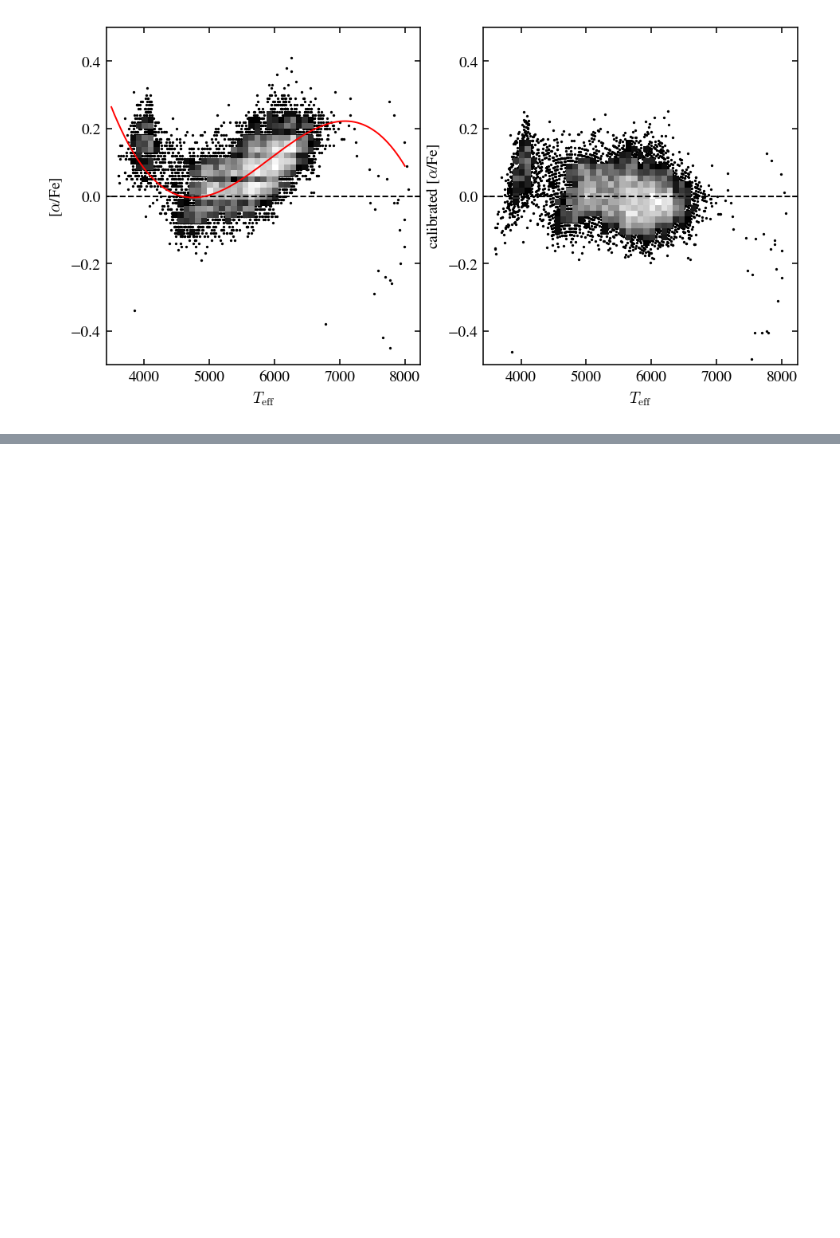
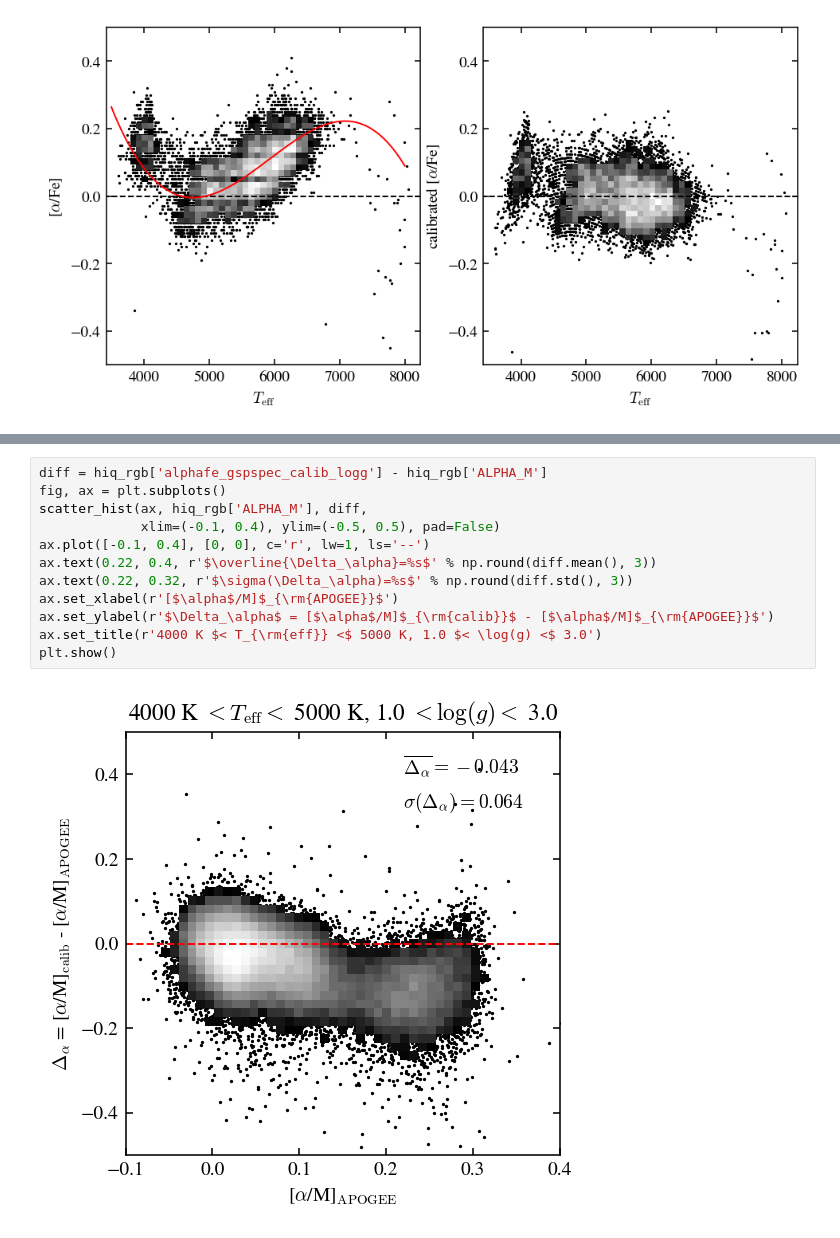
Before and after one commit to lodubay/gaia-sprint, a Jupyter notebook: apogee_alpha_abund.ipynb, the cells around one changed output, grey strips where cells are left out. Cells and saved outputs as stored; diff of their text form; blank space fills up the shorter version.

```diff
--- a/apogee_alpha_abund.ipynb
+++ b/apogee_alpha_abund.ipynb
@@ -702,0 +706,14 @@ diff.mean(), diff.median(), diff.std()
+# %%
+diff = hiq_rgb['alphafe_gspspec_calib_logg'] - hiq_rgb['ALPHA_M']
+fig, ax = plt.subplots()
+scatter_hist(ax, hiq_rgb['ALPHA_M'], diff,
+             xlim=(-0.1, 0.4), ylim=(-0.5, 0.5), pad=False)
+ax.plot([-0.1, 0.4], [0, 0], c='r', lw=1, ls='--')
+ax.text(0.22, 0.4, r'$\overline{\Delta_\alpha}=%s$' % np.round(diff.mean(), 3))
+ax.text(0.22, 0.32, r'$\sigma(\Delta_\alpha)=%s$' % np.round(diff.std(), 3))
+ax.set_xlabel(r'[$\alpha$/M]$_{\rm{APOGEE}}$')
+ax.set_ylabel(r'$\Delta_\alpha$ = [$\alpha$/M]$_{\rm{calib}}$ - [$\alpha$/M]$_{\rm{APOGEE}}$')
+ax.set_title(r'4000 K $< T_{\rm{eff}} <$ 5000 K, 1.0 $< \log(g) <$ 3.0')
+plt.show()
+# %% [output]
+[figure, added]
```
Also changed, not shown: parts of 3 cells of this notebook.
